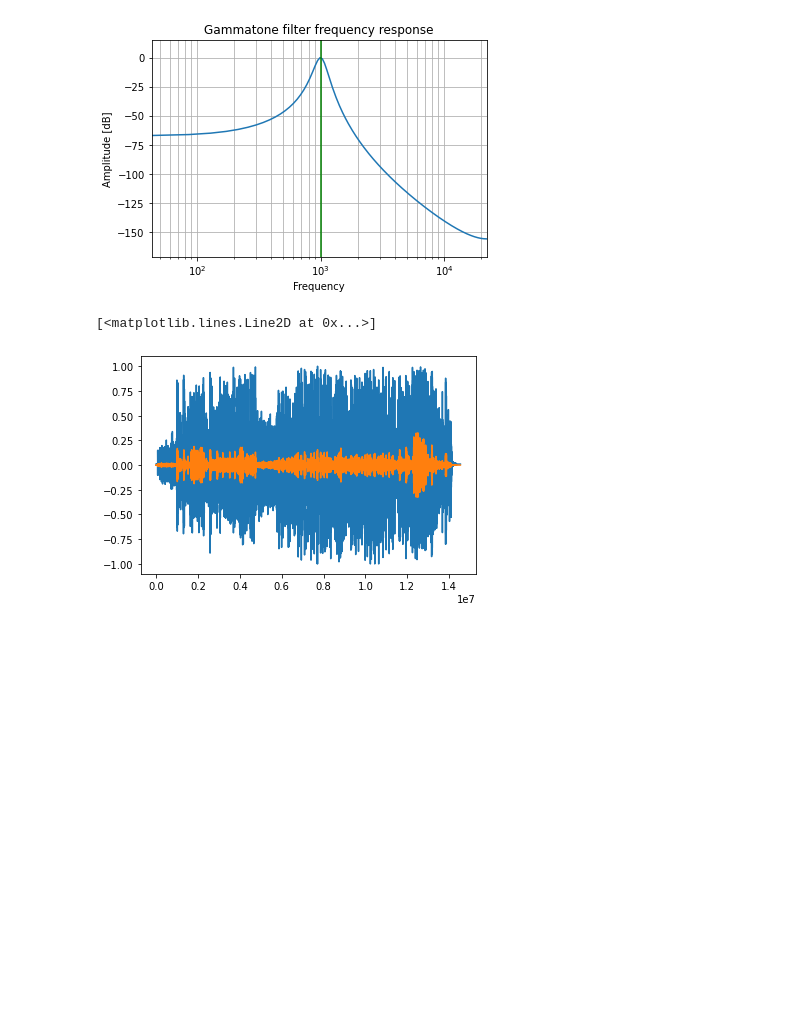
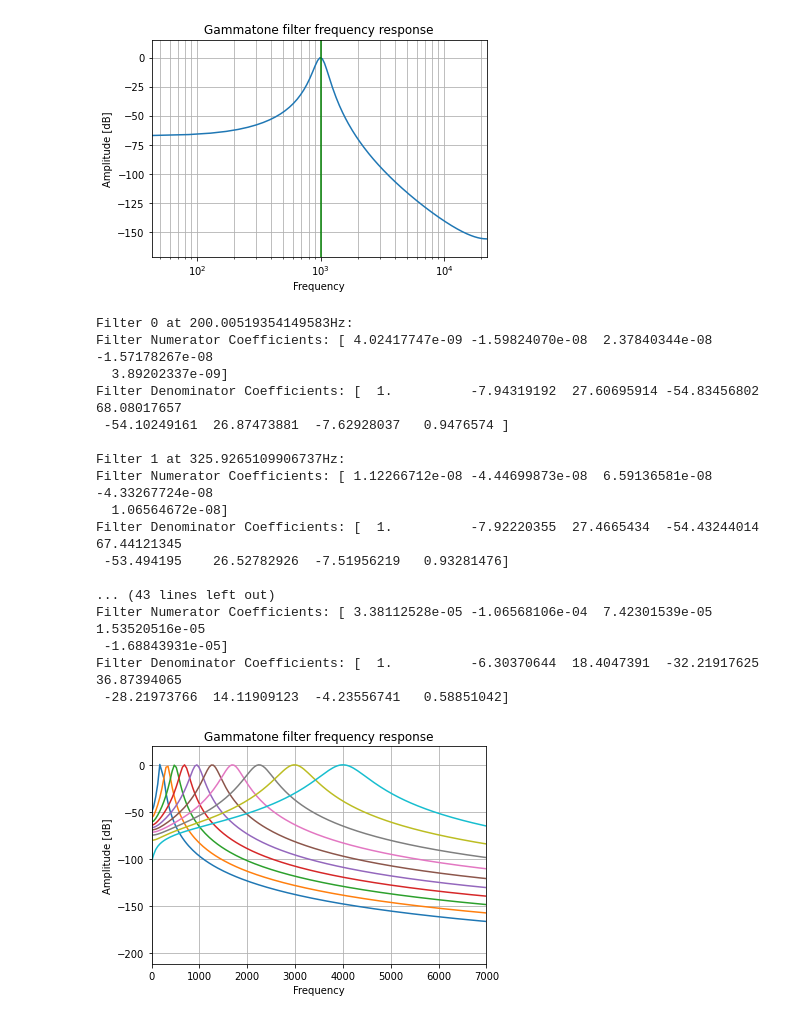
Before and after one commit to rnatarajan98/Cochlea_Modelling, a Jupyter notebook: main.ipynb, the cells around one changed output. Cells and saved outputs as stored; diff of their text form; code cells hidden in the pictures; blank space fills up the shorter version.

```diff
--- a/main.ipynb
+++ b/main.ipynb
@@ -84,11 +87,38 @@ plt.axvline(ffilt, color='green') # cutoff frequency
 plt.show()
 # %% [output]
 [figure]
-# %%
-filtered_audio = signal.lfilter(b, a, audio)
-plt.figure()
-plt.plot(audio)
-plt.plot(filtered_audio)
-# %% [output]
-[<matplotlib.lines.Line2D at 0x...>]
-[figure, removed]
+# %%
+# Calculate locations of gammatones in bank
+
+flims = [200, 4000]
+nfilt = 10
+filterbank = basilarmembrane.filterbank('gammatone', flims, nfilt, samplerate)
+
+#Print filter coefficients
+for i, (floc, filt) in enumerate(filterbank.bands.items()):
+    print("Filter {} at {}Hz:".format(i, floc))
+    print("Filter Numerator Coefficients: {}".format(filt['filter'].b))
+    print("Filter Denominator Coefficients: {}".format(filt['filter'].a))
+    print("")
+
+#Plot filters
+filterbank.visualise_filters()
+# %% [output]
+Filter 0 at 200.00519354149583Hz:
+Filter Numerator Coefficients: [ 4.02417747e-09 -1.59824070e-08  2.37840344e-08 -1.57178267e-08
+  3.89202337e-09]
+Filter Denominator Coefficients: [  1.          -7.94319192  27.60695914 -54.83456802  68.08017657
+ -54.10249161  26.87473881  -7.62928037   0.9476574 ]
+
+Filter 1 at 325.9265109906737Hz:
+Filter Numerator Coefficients: [ 1.12266712e-08 -4.44699873e-08  6.59136581e-08 -4.33267724e-08
+  1.06564672e-08]
+Filter Denominator Coefficients: [  1.          -7.92220355  27.4665434  -54.43244014  67.44121345
+ -53.494195    26.52782926  -7.51956219   0.93281476]
+
+... (43 lines left out)
+Filter Numerator Coefficients: [ 3.38112528e-05 -1.06568106e-04  7.42301539e-05  1.53520516e-05
+ -1.68843931e-05]
+Filter Denominator Coefficients: [  1.          -6.30370644  18.4047391  -32.21917625  36.87394065
+ -28.21973766  14.11909123  -4.23556741   0.58851042]
+[figure, added]
```
Also changed, not shown: parts of 4 cells of this notebook, 2 other files.
